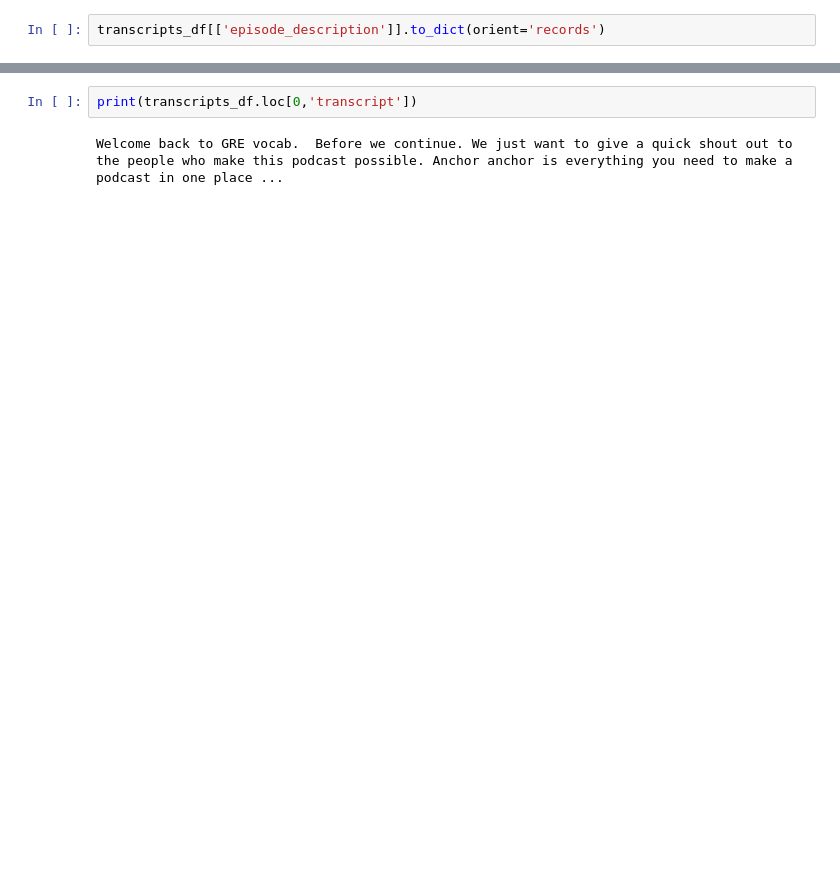
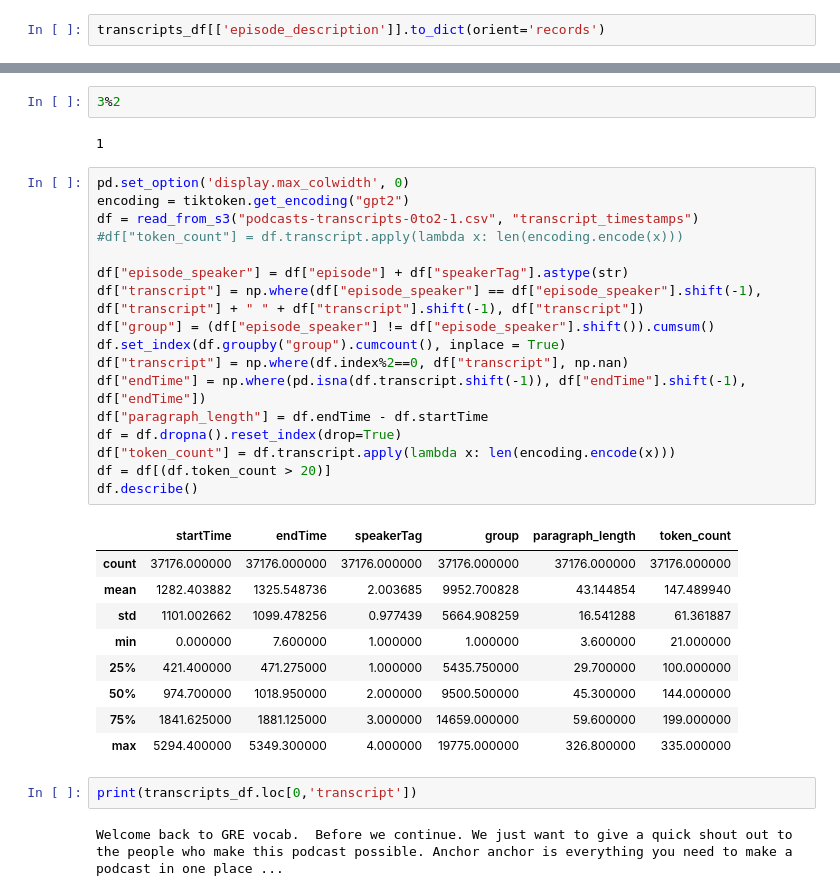
Before and after one commit to CSP-SumarAI/SumarAI, a Jupyter notebook: notebooks/datasetToEmbeddings-Oskari.ipynb, the cells around one changed output, grey strips where cells are left out. Saved outputs shown, nothing was run; the diff lists cells and outputs as text; blank space fills up the shorter version.

```diff
--- a/notebooks/datasetToEmbeddings-Oskari.ipynb
+++ b/notebooks/datasetToEmbeddings-Oskari.ipynb
@@ -210,3 +194,34 @@ df.head(100)
+# %%
+3%2
+# %% [output]
+1
+# %%
+pd.set_option('display.max_colwidth', 0)
+encoding = tiktoken.get_encoding("gpt2")
+df = read_from_s3("podcasts-transcripts-0to2-1.csv", "transcript_timestamps")
+#df["token_count"] = df.transcript.apply(lambda x: len(encoding.encode(x)))
+
+df["episode_speaker"] = df["episode"] + df["speakerTag"].astype(str)
+df["transcript"] = np.where(df["episode_speaker"] == df["episode_speaker"].shift(-1), df["transcript"] + " " + df["transcript"].shift(-1), df["transcript"])
+df["group"] = (df["episode_speaker"] != df["episode_speaker"].shift()).cumsum()
+df.set_index(df.groupby("group").cumcount(), inplace = True)
+df["transcript"] = np.where(df.index%2==0, df["transcript"], np.nan)
+df["endTime"] = np.where(pd.isna(df.transcript.shift(-1)), df["endTime"].shift(-1), df["endTime"])
+df["paragraph_length"] = df.endTime - df.startTime
+df = df.dropna().reset_index(drop=True)
+df["token_count"] = df.transcript.apply(lambda x: len(encoding.encode(x)))
+df = df[(df.token_count > 20)]
+df.describe()
+# %% [output]
+|  | startTime | endTime | speakerTag | group | paragraph_length | token_count |
+| count | 37176.000000 | 37176.000000 | 37176.000000 | 37176.000000 | 37176.000000 | 37176.000000 |
+| mean | 1282.403882 | 1325.548736 | 2.003685 | 9952.700828 | 43.144854 | 147.489940 |
+| std | 1101.002662 | 1099.478256 | 0.977439 | 5664.908259 | 16.541288 | 61.361887 |
+| min | 0.000000 | 7.600000 | 1.000000 | 1.000000 | 3.600000 | 21.000000 |
+| 25% | 421.400000 | 471.275000 | 1.000000 | 5435.750000 | 29.700000 | 100.000000 |
+| 50% | 974.700000 | 1018.950000 | 2.000000 | 9500.500000 | 45.300000 | 144.000000 |
+| 75% | 1841.625000 | 1881.125000 | 3.000000 | 14659.000000 | 59.600000 | 199.000000 |
+| max | 5294.400000 | 5349.300000 | 4.000000 | 19775.000000 | 326.800000 | 335.000000 |
 # %%
 print(transcripts_df.loc[0,'transcript'])
 # %% [output]
```
Also changed, not shown: parts of 5 cells of this notebook, 1 other file.
